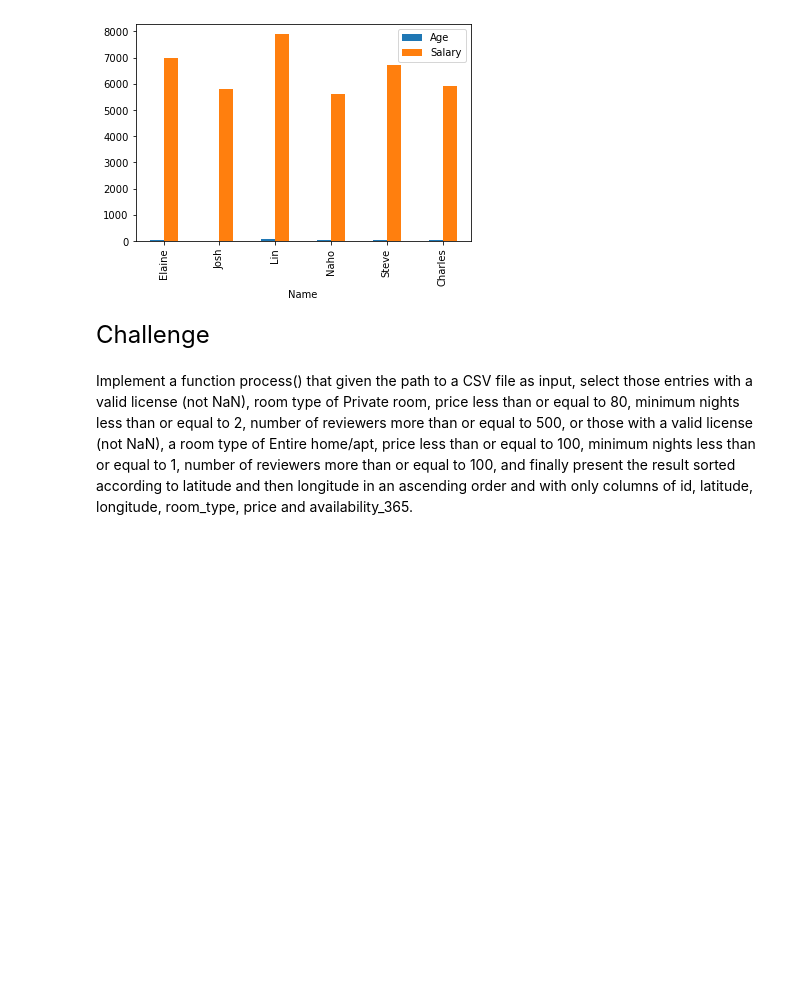
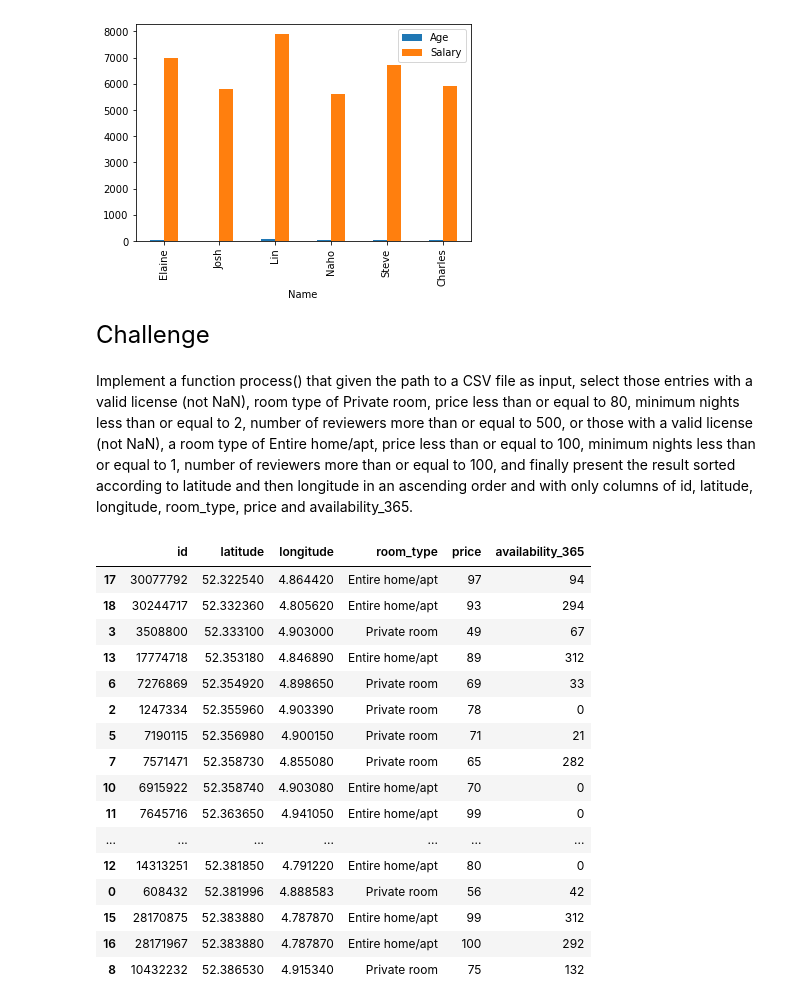
Before and after one commit to yzhang37/CS506-Fall2021, a Jupyter notebook: 07-pandas/pandas_exercise.ipynb, the cells around one changed output. Drawn from its saved outputs; the diff is of its cells as text; code cells hidden in the pictures; blank space fills up the shorter version.

```diff
--- a/07-pandas/pandas_exercise.ipynb
+++ b/07-pandas/pandas_exercise.ipynb
@@ -341,0 +335,38 @@ print(df)
+# %%
+def process(path):
+    df = pd.read_csv(path)
+    df.dropna(how='any', subset=['license'])
+
+    df_left = df[(df['room_type'] == 'Private room') &
+                 (df['price']<=80) & (df['minimum_nights']<=2) &
+                 (df['number_of_reviews']>=500)]
+
+    df_right = df[(df['room_type'] == 'Entire home/apt') &
+                  (df['price']<=100) & (df['minimum_nights']<=1) &
+                  (df['number_of_reviews']>=100)]
+
+    df2 = pd.merge(df_left, df_right,how="outer")
+    result = df2.sort_values(['latitude', "longitude"],
+                               ascending= (True, True))
+    return result[['id','latitude', 'longitude', 'room_type', 'price', 'availability_365']]
+
+df = process('listings.csv')
+df
+# %% [output]
+|  | id | latitude | longitude | room_type | price | availability_365 |
+| 17 | 30077792 | 52.322540 | 4.864420 | Entire home/apt | 97 | 94 |
+| 18 | 30244717 | 52.332360 | 4.805620 | Entire home/apt | 93 | 294 |
+| 3 | 3508800 | 52.333100 | 4.903000 | Private room | 49 | 67 |
+| 13 | 17774718 | 52.353180 | 4.846890 | Entire home/apt | 89 | 312 |
+| 6 | 7276869 | 52.354920 | 4.898650 | Private room | 69 | 33 |
+| 2 | 1247334 | 52.355960 | 4.903390 | Private room | 78 | 0 |
+| 5 | 7190115 | 52.356980 | 4.900150 | Private room | 71 | 21 |
+| 7 | 7571471 | 52.358730 | 4.855080 | Private room | 65 | 282 |
+| 10 | 6915922 | 52.358740 | 4.903080 | Entire home/apt | 70 | 0 |
+| 11 | 7645716 | 52.363650 | 4.941050 | Entire home/apt | 99 | 0 |
+| ... | ... | ... | ... | ... | ... | ... |
+| 12 | 14313251 | 52.381850 | 4.791220 | Entire home/apt | 80 | 0 |
+| 0 | 608432 | 52.381996 | 4.888583 | Private room | 56 | 42 |
+| 15 | 28170875 | 52.383880 | 4.787870 | Entire home/apt | 99 | 312 |
+| 16 | 28171967 | 52.383880 | 4.787870 | Entire home/apt | 100 | 292 |
+| 8 | 10432232 | 52.386530 | 4.915340 | Private room | 75 | 132 |
```
Also changed, not shown: parts of 1 cell of this notebook.
